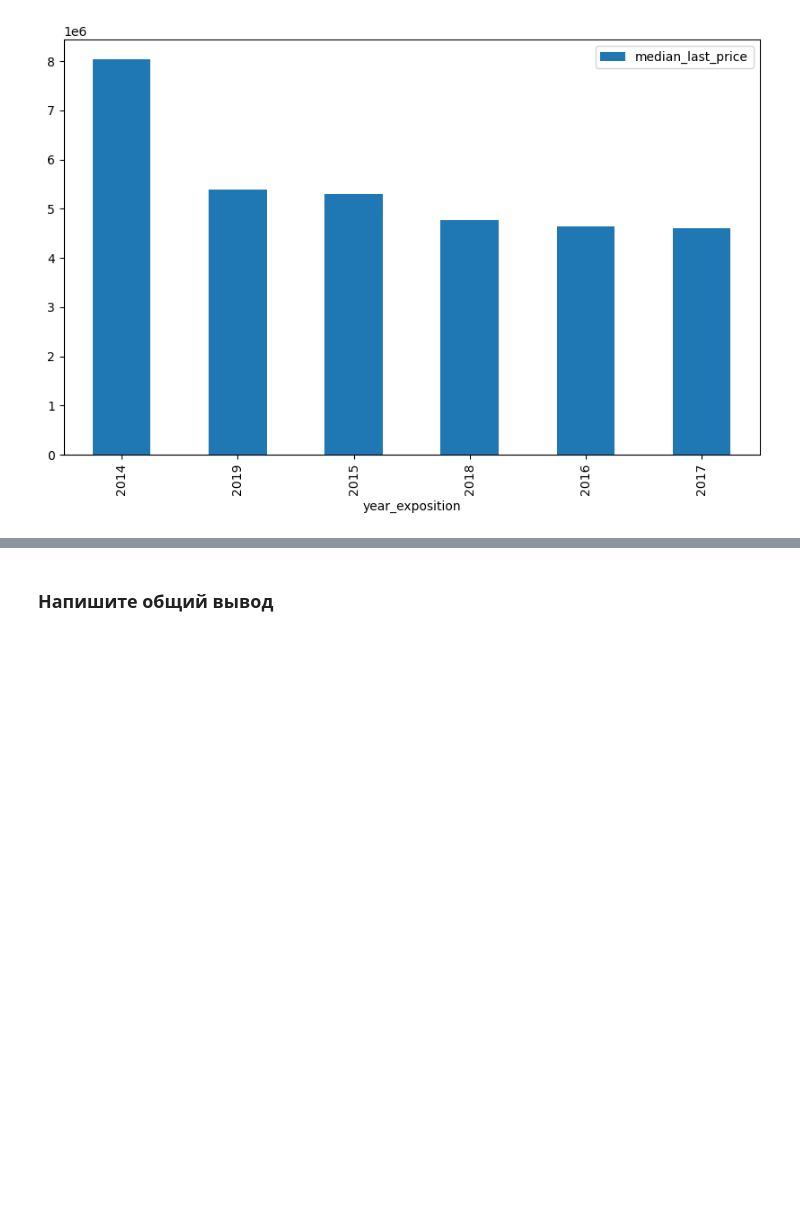
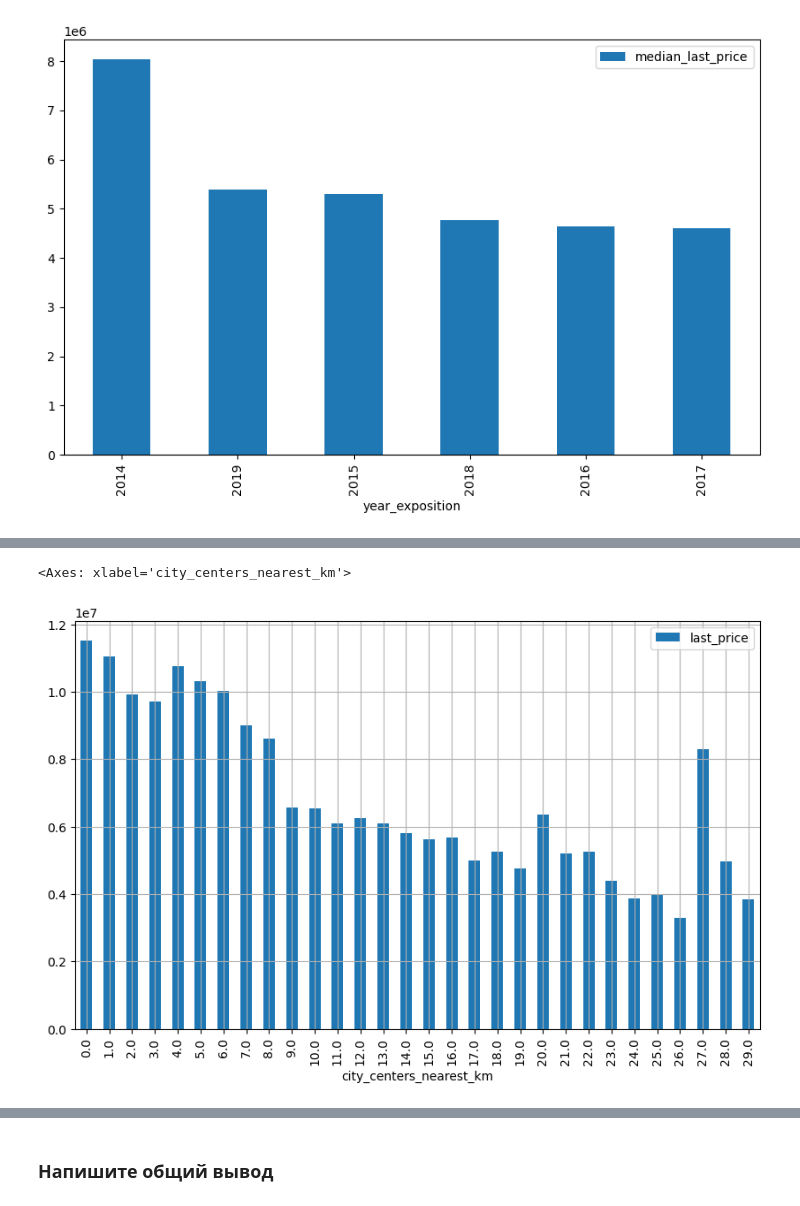
Before and after one commit to sudobooo/real_estate_project, a Jupyter notebook: project_ds_3.ipynb, the cells around one changed output, grey strips where cells are left out. Drawn from its saved outputs; the diff is of its cells as text; code cells hidden in the pictures; blank space fills up the shorter version.

```diff
--- a/project_ds_3.ipynb
+++ b/project_ds_3.ipynb
@@ -1092,0 +1141,7 @@ bar_plot_by_median_last_price(grouped_data_by_last_price_count_median('year_expo
+# %%
+# Выделим квартиры в Санкт-Петербурге
+flats_in_spb = preprocessed_data.query('locality_name == "Санкт-Петербург"')
+
+# Посчитаем среднюю цену для каждого километра от центра используя столбец city_centers_nearest_km и запишем в переменную flats_in_spb_by_centers_km
+flats_in_spb_by_centers_km = flats_in_spb.pivot_table(index='city_centers_nearest_km', values='last_price')
+flats_in_spb_by_centers_km
@@ -1092,0 +1167,6 @@ bar_plot_by_median_last_price(grouped_data_by_last_price_count_median('year_expo
+# %%
+# Построим график зависимости цены от расстояния до центра
+flats_in_spb_by_centers_km.plot(y='last_price', kind='bar', figsize=(10, 6), grid=True)
+# %% [output]
+<Axes: xlabel='city_centers_nearest_km'>
+[figure, added]
```
Also changed, not shown: parts of 20 cells of this notebook.
